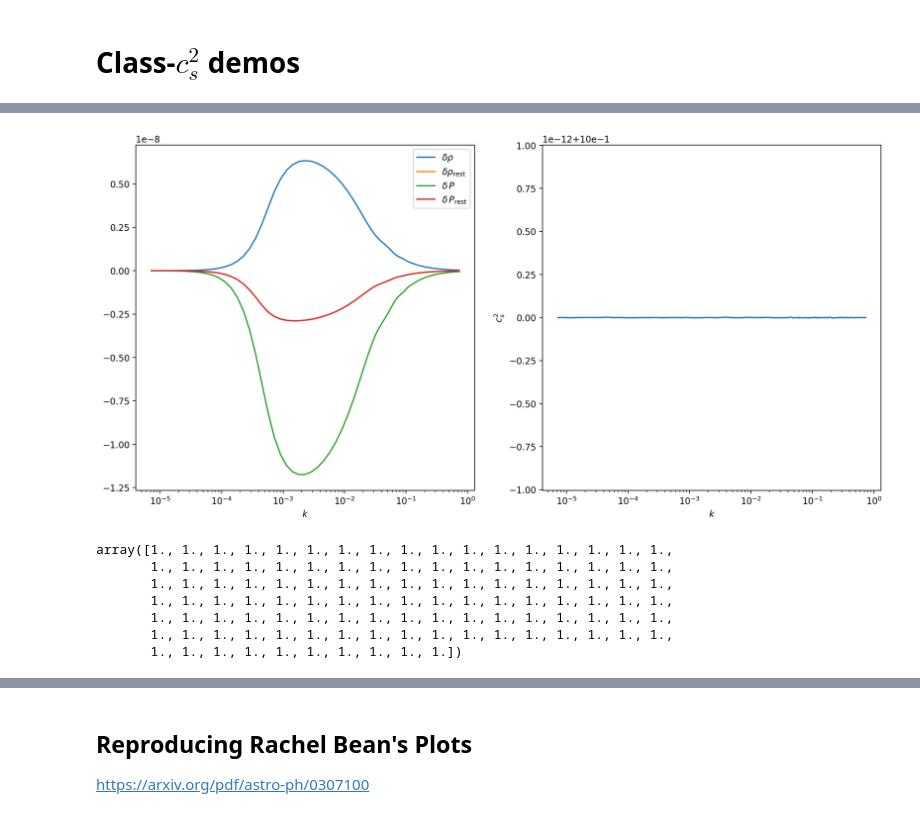
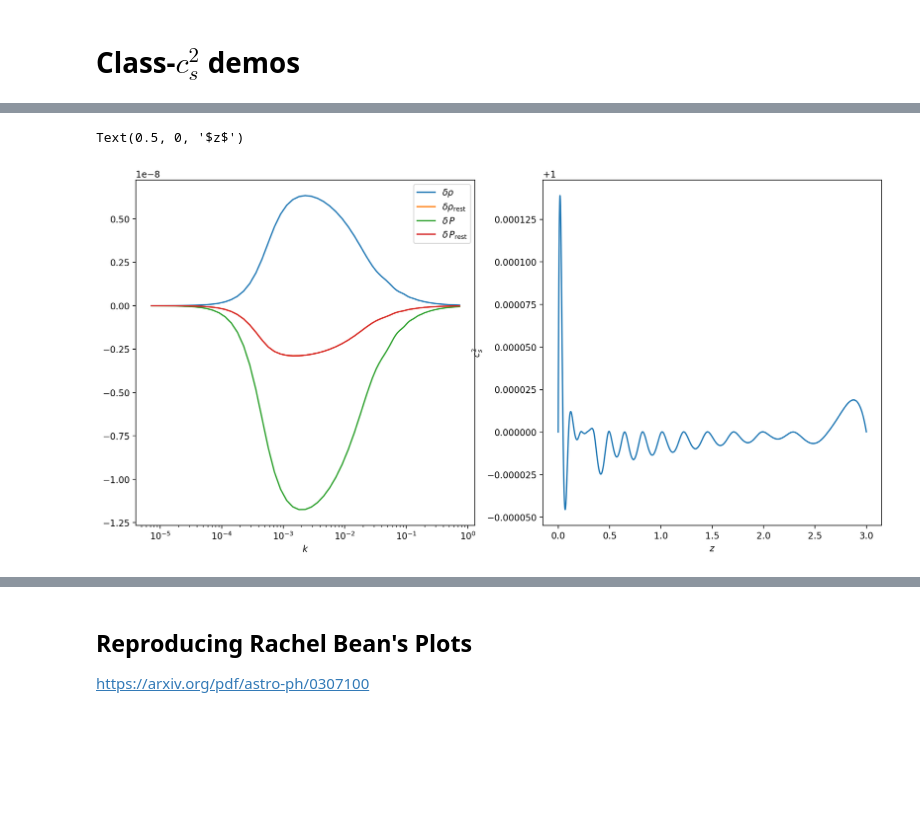
Before and after one commit to joaoreboucas1/CLASS-cs2, a Jupyter notebook: explore_v2.ipynb, the cells around one changed output, grey strips where cells are left out. Drawn from its saved outputs; the diff is of its cells as text; code cells hidden in the pictures; blank space fills up the shorter version.

Commit message:
Adding check to see if cs2 is scale-independent

```diff
--- a/explore_v2.ipynb
+++ b/explore_v2.ipynb
@@ -176,6 +176,7 @@ cosmo_var3.set(
 cosmo_var3.compute()
 bg_var3 = cosmo_var3.get_background()
 # %%
+# Get c_s^2 from transfers alone, check if it corresponds to what we set
 def get_cs2_rest(cosmo, w0, wa):
     bg = cosmo.get_background()
 
@@ -184,49 +185,53 @@ def get_cs2_rest(cosmo, w0, wa):
     a = 1/(z + 1)
     H = bg['H [1/Mpc]'][mask]
     rho_fld = bg['(.)rho_fld'][mask]
     w = w0 + wa*(1-a)
     ca2 = w + a*wa/(1 + w)/3
 
+    cs2_rest = []
     for z_, a_, H_, w_, ca2_, rho_fld_ in zip(z, a, H, w, ca2, rho_fld):
         transfers = cosmo.get_transfer(z_)
         k         = transfers['k (h/Mpc)']*cosmo.h() # Convert from h/Mpc to 1/Mpc
         d_rho_fld = transfers['d_rho_fld']
-        d_p_fld   = transfers['d_p_fld'] # \delta P has a minus sign relative to \delta \rho
+        d_p_fld   = transfers['d_p_fld']
         d_fld     = transfers['d_fld']
         t_fld     = transfers['t_fld']
 
         d_fld_rest = d_fld + 3*a_*H_*(1 + w_)*t_fld/k**2
         d_rho_fld_rest = rho_fld_*d_fld_rest
         p_gamma    = d_p_fld - ca2_*d_rho_fld
 
         d_p_fld_rest = p_gamma + ca2_*rho_fld_*d_fld_rest
-        cs2_rest = d_p_fld_rest / d_rho_fld_rest
+        cs2_rest_at_z = d_p_fld_rest / d_rho_fld_rest
+        cs2_rest.append(cs2_rest_at_z)
 
-    return cs2_rest, z, k, d_rho_fld, d_rho_fld_rest, d_p_fld, d_p_fld_rest
+    # cs2_rest has shape len(k) x len(z)
+    # Let's ensure cs2_rest is independent of k
+    cs2_rest = np.array(cs2_rest).T
+    def all_rows_equal(a: np.array):
+        first = a[0]
+        for row in a[1:]:
+            if not np.allclose(row, first, rtol=0, atol=1e-3): return False
+        return True
+
+    if not all_rows_equal(cs2_rest): print("WARNING: cs2 is not scale-independent")
+    return cs2_rest[0], z, k, d_rho_fld, d_rho_fld_rest, d_p_fld, d_p_fld_rest
 
 cs2_rest, z, k, d_rho_fld, d_rho_fld_rest, d_p_fld, d_p_fld_rest = get_cs2_rest(cosmo_var3, -0.8, -0.1)
 
 fig, axs = plt.subplots(1, 2, figsize=(15, 7))
 axs[0].semilogx(k, d_rho_fld, label=r"$\delta\rho$")
 axs[0].semilogx(k, d_rho_fld_rest, label=r"$\delta\rho_\mathrm{rest}$")
 axs[0].semilogx(k, d_p_fld, label=r"$\delta \, P$")
 axs[0].semilogx(k, d_p_fld_rest, label=r"$\delta \, P_\mathrm{rest}$")
 axs[0].legend()
-axs[1].semilogx(k, cs2_rest)
+axs[1].plot(z, cs2_rest)
 axs[1].set_ylabel(r"$c_s^2$")
-for ax in axs: ax.set_xlabel(r"$k$")
+axs[0].set_xlabel(r"$k$")
+axs[1].set_xlabel(r"$z$")
 # %% [output]
+Text(0.5, 0, '$z$')
-[figure, old version]
+[figure, new version]
-# %%
-cs2_rest
-# %% [output]
-array([1., 1., 1., 1., 1., 1., 1., 1., 1., 1., 1., 1., 1., 1., 1., 1., 1.,
-       1., 1., 1., 1., 1., 1., 1., 1., 1., 1., 1., 1., 1., 1., 1., 1., 1.,
-       1., 1., 1., 1., 1., 1., 1., 1., 1., 1., 1., 1., 1., 1., 1., 1., 1.,
-       1., 1., 1., 1., 1., 1., 1., 1., 1., 1., 1., 1., 1., 1., 1., 1., 1.,
-       1., 1., 1., 1., 1., 1., 1., 1., 1., 1., 1., 1., 1., 1., 1., 1., 1.,
-       1., 1., 1., 1., 1., 1., 1., 1., 1., 1., 1., 1., 1., 1., 1., 1., 1.,
-       1., 1., 1., 1., 1., 1., 1., 1., 1., 1.])
 # %%
 plt.semilogx(a, bg_var3['(.)w_fld'], color='k', label=r"$w_\mathrm{CPL}$")
 plt.semilogx(a, bg_var3['cs2_fld'], label=r"$c^2_{s,0} = -0.4$, $c^2_{s,1} = 0.2$")
```
Also changed, not shown: parts of 7 cells of this notebook.
